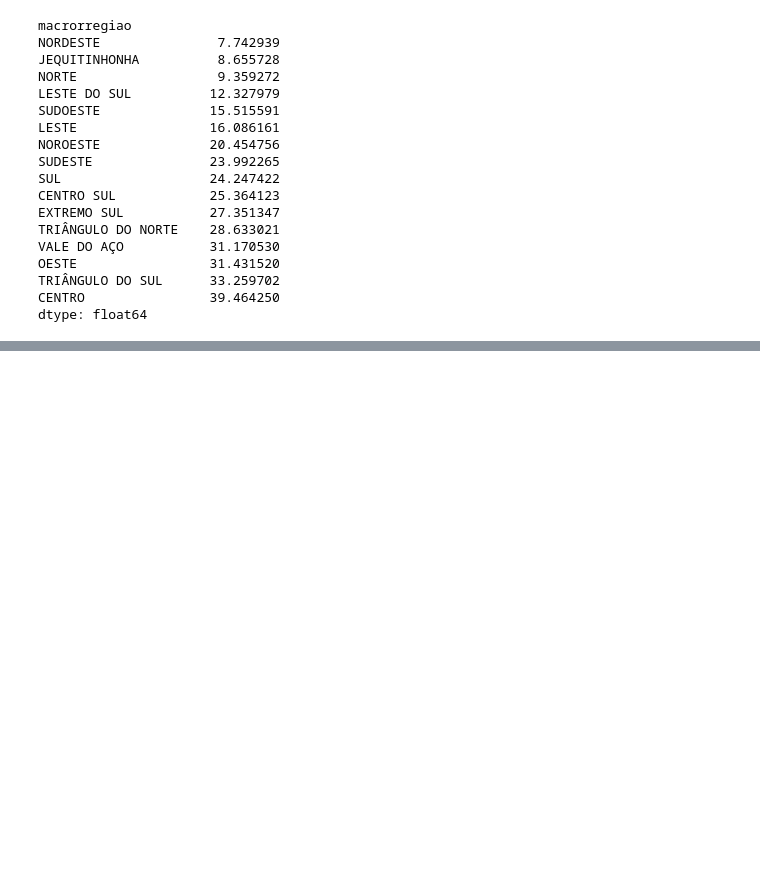
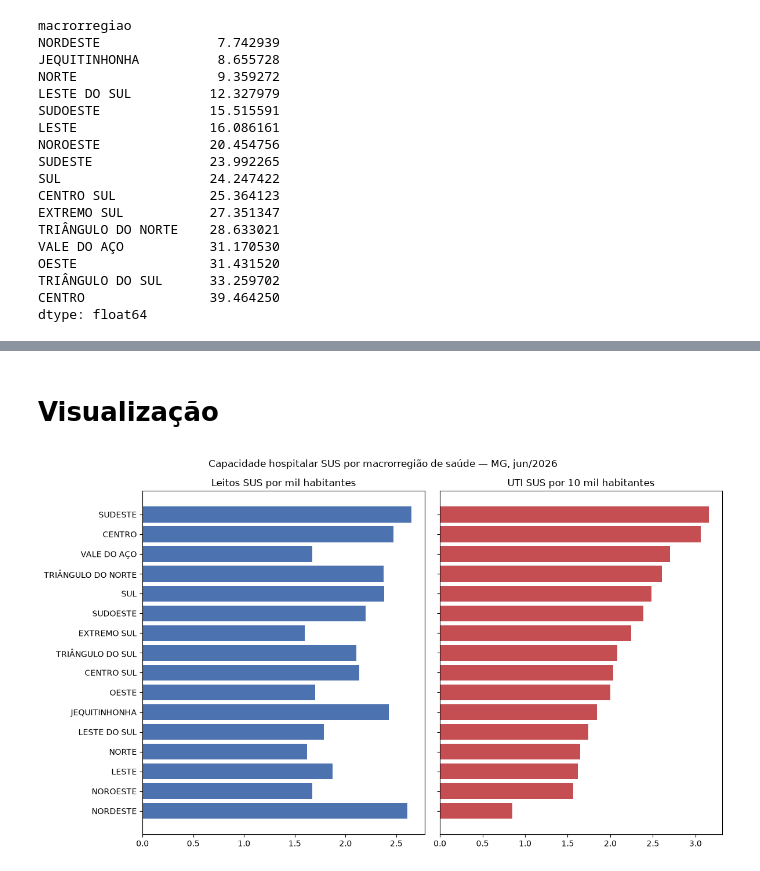
Before and after one commit to snowdevelops/acesso-leitos-sus-mg, a Jupyter notebook: notebooks/01-exploracao.ipynb, the cells around one changed output, grey strips where cells are left out. Saved outputs shown, nothing was run; the diff lists cells and outputs as text; code cells hidden in the pictures; blank space fills up the shorter version.

Commit message:
Adiciona visualizacoes e contextualizacao metodologioca do achado

```diff
--- a/notebooks/01-exploracao.ipynb
+++ b/notebooks/01-exploracao.ipynb
@@ -145,7 +142,6 @@ jun_reg = mg_regiao[mg_regiao['COMP'] == 202606]
 pop_macro = regiao.groupby('macrorregiao')['populacao'].sum()
 pop_micro = regiao.groupby('microrregiao')['populacao'].sum()
 # %%
-jun_reg = mg_regiao[mg_regiao['COMP'] == 202606]
 leitos_micro = jun_reg.groupby('microrregiao')['LEITOS_SUS'].sum()
 print(leitos_micro.shape)
 print(regiao['populacao'].sum())
@@ -387,0 +388,22 @@ dtype: float64
+# %% [markdown]
+# Visualização
+# %%
+import matplotlib.pyplot as plt
+
+uti_aj = (uti_macro / pop_sus_macro * 10000).sort_values()
+leitos_aj = (leitos_macro / pop_sus_macro * 1000).reindex(uti_aj.index)
+
+fig, (ax1, ax2) = plt.subplots(1, 2, figsize=(12, 7), sharey=True)
+
+ax1.barh(leitos_aj.index, leitos_aj.values, color='#4C72B0')
+ax1.set_title('Leitos SUS por mil habitantes')
+
+ax2.barh(uti_aj.index, uti_aj.values, color='#C44E52')
+ax2.set_title('UTI SUS por 10 mil habitantes')
+
+fig.suptitle('Capacidade hospitalar SUS por macrorregião de saúde — MG, jun/2026')
+plt.tight_layout()
+plt.savefig('../figuras/leitos_vs_uti.png', dpi=150, bbox_inches='tight')
+plt.show()
+# %% [output]
+[figure, added]
```
Also changed, not shown: parts of 5 cells of this notebook, 4 other files.
